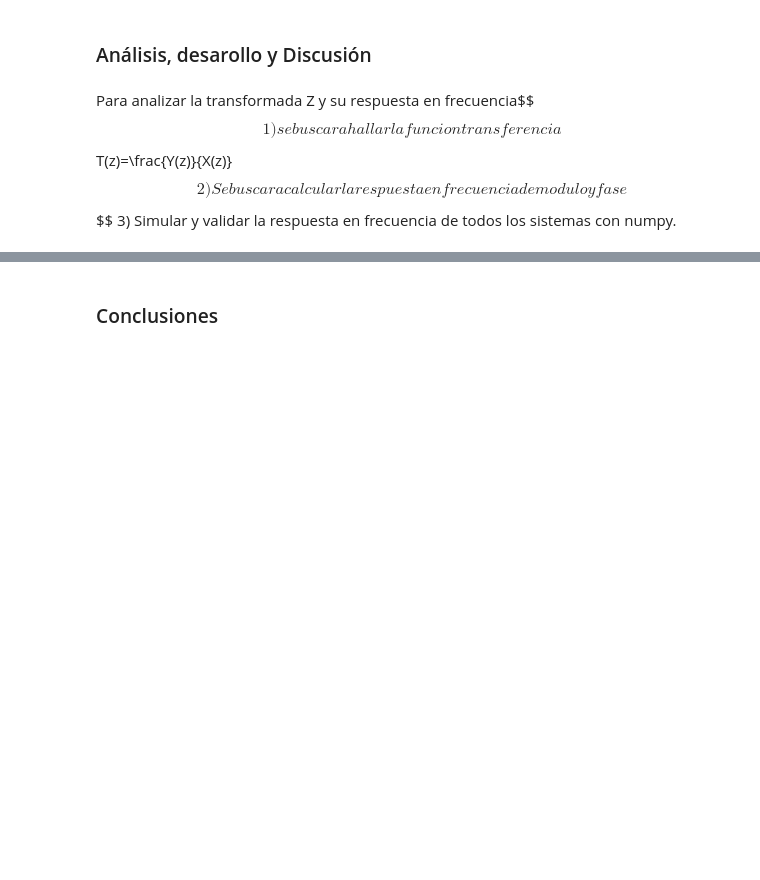
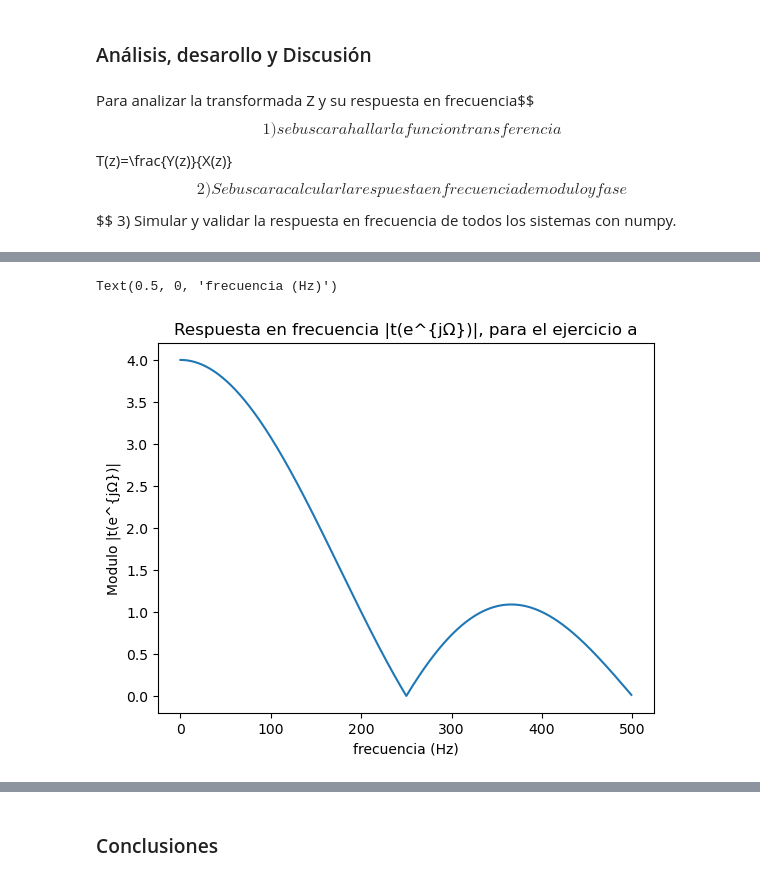
Before and after one commit to AugustoOjeda/TS7, a Jupyter notebook: TS7.ipynb, the cells around one changed output, grey strips where cells are left out. Drawn from its saved outputs; the diff is of its cells as text; code cells hidden in the pictures; blank space fills up the shorter version.

Commit message:
ejercicio 3 casi terminado

```diff
--- a/TS7.ipynb
+++ b/TS7.ipynb
@@ -22,0 +28,19 @@ Para analizar la transformada Z y su respuesta en frecuencia$$ $$1) se buscara
+# %%
+import numpy as np
+import matplotlib.pyplot as plt
+import scipy.signal as sig
+
+#Coeficientes
+ba=[1,1,1,1]
+bb=[1,1,1,1,1]
+bc=[1,-1]
+bd=[1,-1]
+
+#cte
+fs=1000 #Hz
+# %%
+#freqz para cada caso
+wa,ha=sig.freqz(b=ba,a=1,whole=False,fs=fs)
+wb,hb=sig.freqz(b=bb,a=1,whole=False, fs=fs)
+wc,hc=sig.freqz(b=bc,a=1,whole=False, fs=fs)
+wd,hd=sig.freqz(b=bd,a=1,whole=False, fs=fs)
@@ -22,0 +49,19 @@ Para analizar la transformada Z y su respuesta en frecuencia$$ $$1) se buscara
+# %%
+#maginitud y fase
+maga=np.abs(ha) #Modulo T(e^jΩ)
+fasea=np.unwrap(np.angle(ha)) #Fase T(e^jΩ) (radianes)
+magb=np.abs(hb) #Modulo T(e^jΩ)
+faseb=np.unwrap(np.angle(hb)) #Fase T(e^jΩ) (radianes)
+magc=np.abs(hc) #Modulo T(e^jΩ)
+fasec=np.unwrap(np.angle(hc)) #Fase T(e^jΩ) (radianes)
+magd=np.abs(hd) #Modulo T(e^jΩ)
+fased=np.unwrap(np.angle(hd)) #Fase T(e^jΩ) (radianes)
+# %%
+plt.figure()
+plt.plot(wa, maga)
+plt.title('Respuesta en frecuencia |t(e^{jΩ})|, para el ejercicio a')
+plt.ylabel('Modulo |t(e^{jΩ})|')
+plt.xlabel('frecuencia (Hz)')
+# %% [output]
+Text(0.5, 0, 'frecuencia (Hz)')
+[figure, added]
```
Also changed, not shown: parts of 10 cells of this notebook.
